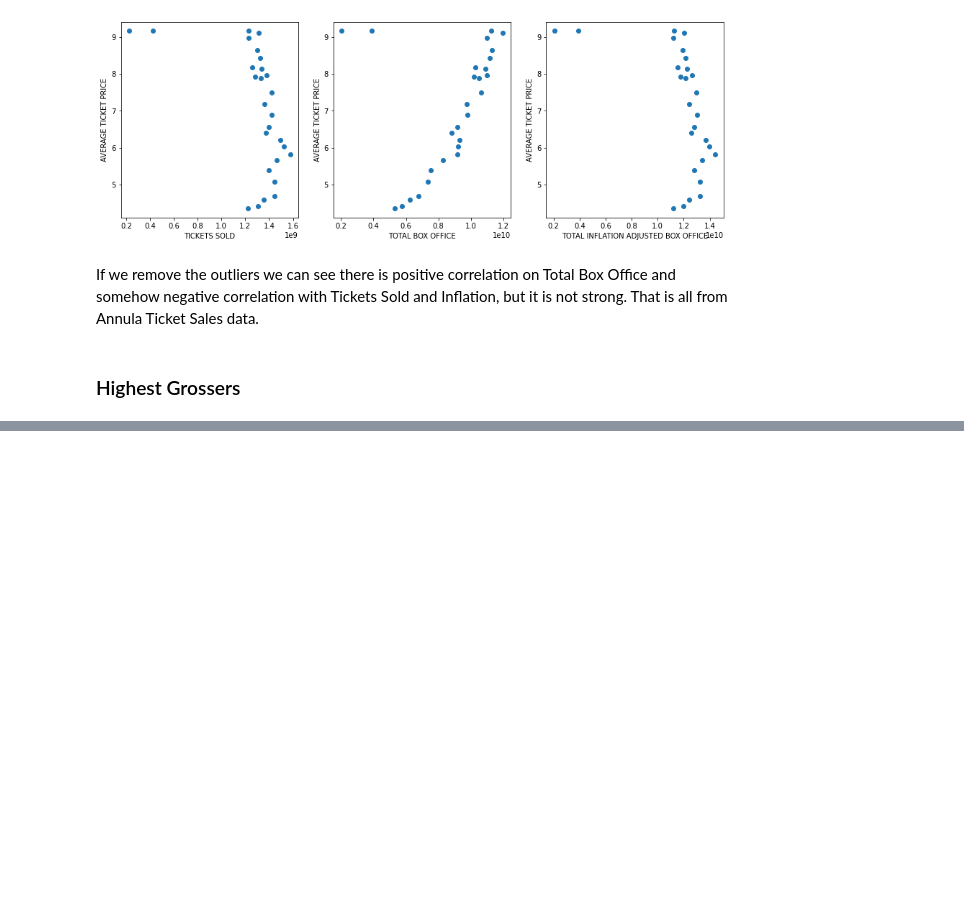
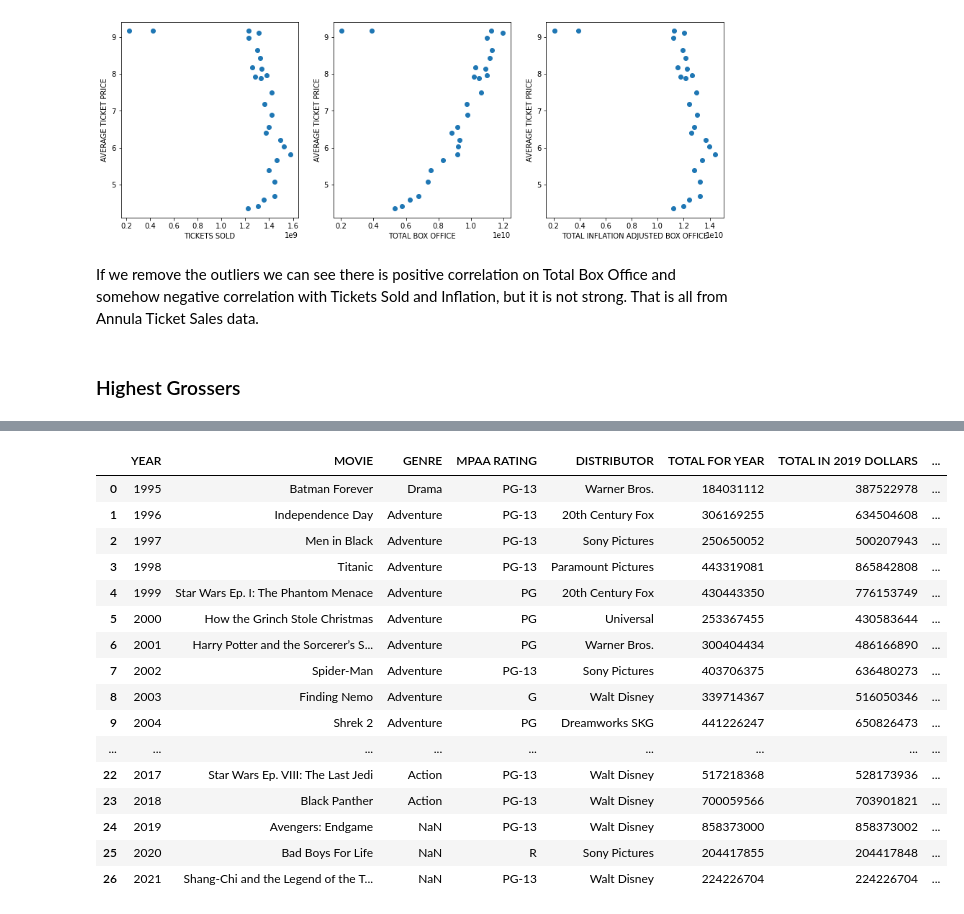
Before and after one commit to aliyusifov99/Hollywood-Theatrical-Market-Synopsis-1995-to-2021, a Jupyter notebook: Hollywood_Theatrical_Market_Synopsis_1995_to_2021.ipynb, the cells around one changed output, grey strips where cells are left out. Cells and saved outputs as stored; diff of their text form; code cells hidden in the pictures; blank space fills up the shorter version.

```diff
--- a/Hollywood_Theatrical_Market_Synopsis_1995_to_2021.ipynb
+++ b/Hollywood_Theatrical_Market_Synopsis_1995_to_2021.ipynb
@@ -217,0 +242,20 @@ If we remove the outliers we can see there is positive correlation on Total Box
+# %%
+HighestGrossers
+# %% [output]
+|  | YEAR | MOVIE | GENRE | MPAA RATING | DISTRIBUTOR | TOTAL FOR YEAR | TOTAL IN 2019 DOLLARS | ... |
+| 0 | 1995 | Batman Forever | Drama | PG-13 | Warner Bros. | 184031112 | 387522978 | ... |
+| 1 | 1996 | Independence Day | Adventure | PG-13 | 20th Century Fox | 306169255 | 634504608 | ... |
+| 2 | 1997 | Men in Black | Adventure | PG-13 | Sony Pictures | 250650052 | 500207943 | ... |
+| 3 | 1998 | Titanic | Adventure | PG-13 | Paramount Pictures | 443319081 | 865842808 | ... |
+| 4 | 1999 | Star Wars Ep. I: The Phantom Menace | Adventure | PG | 20th Century Fox | 430443350 | 776153749 | ... |
+| 5 | 2000 | How the Grinch Stole Christmas | Adventure | PG | Universal | 253367455 | 430583644 | ... |
+| 6 | 2001 | Harry Potter and the Sorcerer’s S... | Adventure | PG | Warner Bros. | 300404434 | 486166890 | ... |
+| 7 | 2002 | Spider-Man | Adventure | PG-13 | Sony Pictures | 403706375 | 636480273 | ... |
+| 8 | 2003 | Finding Nemo | Adventure | G | Walt Disney | 339714367 | 516050346 | ... |
+| 9 | 2004 | Shrek 2 | Adventure | PG | Dreamworks SKG | 441226247 | 650826473 | ... |
+| ... | ... | ... | ... | ... | ... | ... | ... | ... |
+| 22 | 2017 | Star Wars Ep. VIII: The Last Jedi | Action | PG-13 | Walt Disney | 517218368 | 528173936 | ... |
+| 23 | 2018 | Black Panther | Action | PG-13 | Walt Disney | 700059566 | 703901821 | ... |
+| 24 | 2019 | Avengers: Endgame | NaN | PG-13 | Walt Disney | 858373000 | 858373002 | ... |
+| 25 | 2020 | Bad Boys For Life | NaN | R | Sony Pictures | 204417855 | 204417848 | ... |
+| 26 | 2021 | Shang-Chi and the Legend of the T... | NaN | PG-13 | Walt Disney | 224226704 | 224226704 | ... |
```
Also changed, not shown: parts of 6 cells of this notebook.
